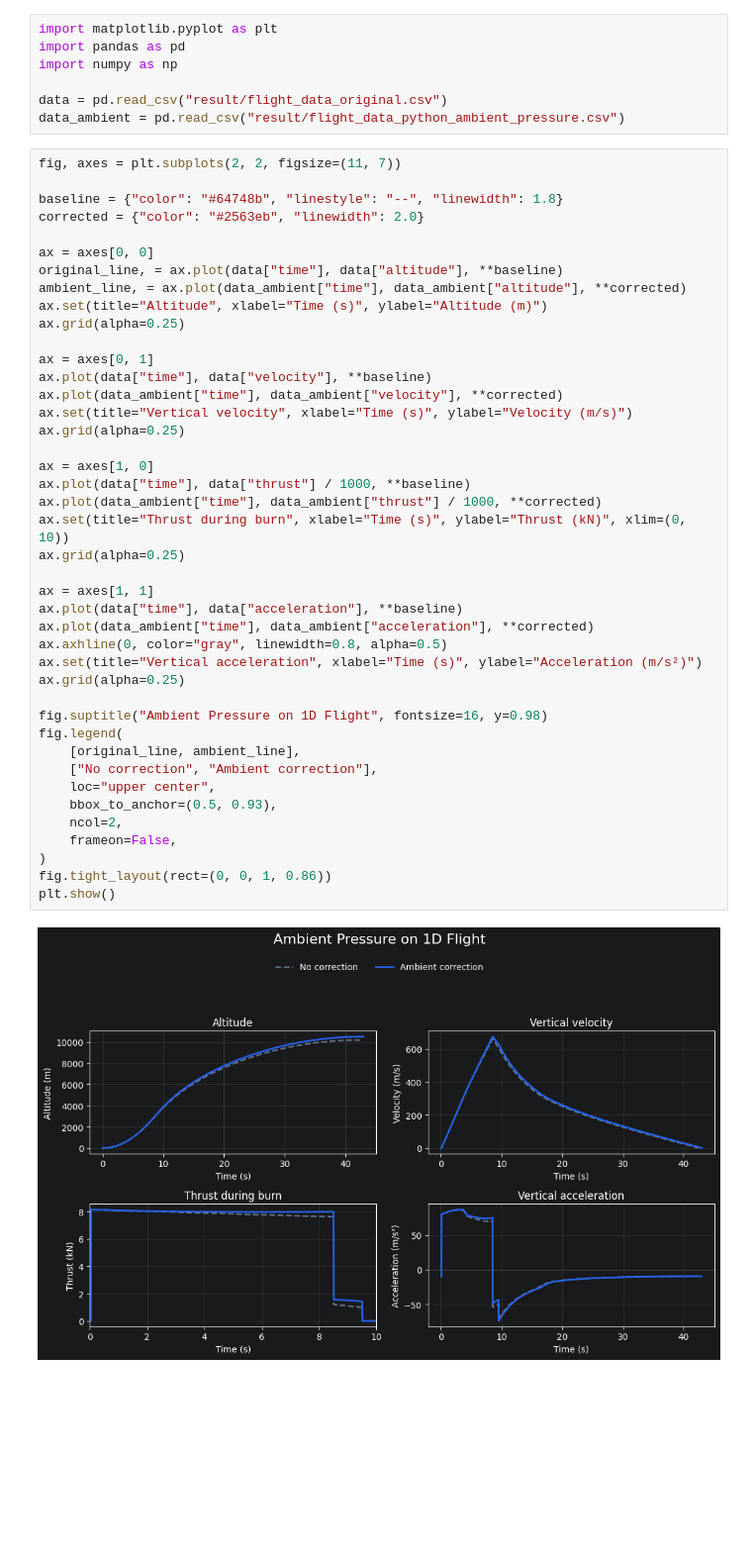
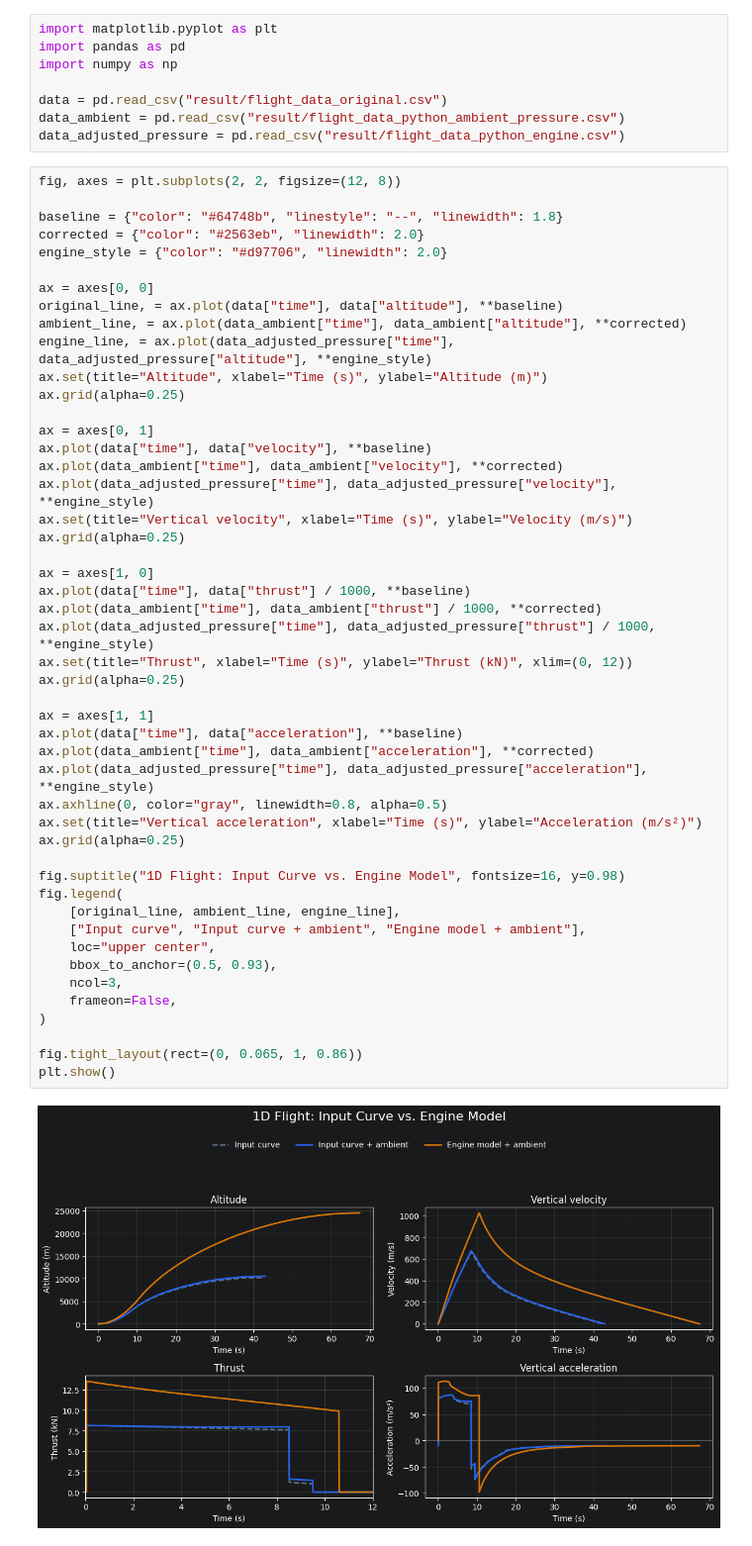
Before and after one commit to JeremyZXi/Pressure-Adjusted-Thrust, a Jupyter notebook: visualization.ipynb, the cells around one changed output. Shown at 99% size. Saved outputs shown, nothing was run; the diff lists cells and outputs as text; blank space fills up the shorter version.

Commit message:
use the tank model to generate thrust curve and uses it in the python version 1DOF. some documentation

```diff
--- a/visualization.ipynb
+++ b/visualization.ipynb
@@ -5,47 +5,54 @@ import numpy as np
 
 data = pd.read_csv("result/flight_data_original.csv")
 data_ambient = pd.read_csv("result/flight_data_python_ambient_pressure.csv")
+data_adjusted_pressure = pd.read_csv("result/flight_data_python_engine.csv")
 # %%
-fig, axes = plt.subplots(2, 2, figsize=(11, 7))
+fig, axes = plt.subplots(2, 2, figsize=(12, 8))
 
 baseline = {"color": "#64748b", "linestyle": "--", "linewidth": 1.8}
 corrected = {"color": "#2563eb", "linewidth": 2.0}
+engine_style = {"color": "#d97706", "linewidth": 2.0}
 
 ax = axes[0, 0]
 original_line, = ax.plot(data["time"], data["altitude"], **baseline)
 ambient_line, = ax.plot(data_ambient["time"], data_ambient["altitude"], **corrected)
+engine_line, = ax.plot(data_adjusted_pressure["time"], data_adjusted_pressure["altitude"], **engine_style)
 ax.set(title="Altitude", xlabel="Time (s)", ylabel="Altitude (m)")
 ax.grid(alpha=0.25)
 
 ax = axes[0, 1]
 ax.plot(data["time"], data["velocity"], **baseline)
 ax.plot(data_ambient["time"], data_ambient["velocity"], **corrected)
+ax.plot(data_adjusted_pressure["time"], data_adjusted_pressure["velocity"], **engine_style)
 ax.set(title="Vertical velocity", xlabel="Time (s)", ylabel="Velocity (m/s)")
 ax.grid(alpha=0.25)
 
 ax = axes[1, 0]
 ax.plot(data["time"], data["thrust"] / 1000, **baseline)
 ax.plot(data_ambient["time"], data_ambient["thrust"] / 1000, **corrected)
-ax.set(title="Thrust during burn", xlabel="Time (s)", ylabel="Thrust (kN)", xlim=(0, 10))
+ax.plot(data_adjusted_pressure["time"], data_adjusted_pressure["thrust"] / 1000, **engine_style)
+ax.set(title="Thrust", xlabel="Time (s)", ylabel="Thrust (kN)", xlim=(0, 12))
 ax.grid(alpha=0.25)
 
 ax = axes[1, 1]
 ax.plot(data["time"], data["acceleration"], **baseline)
 ax.plot(data_ambient["time"], data_ambient["acceleration"], **corrected)
+ax.plot(data_adjusted_pressure["time"], data_adjusted_pressure["acceleration"], **engine_style)
 ax.axhline(0, color="gray", linewidth=0.8, alpha=0.5)
 ax.set(title="Vertical acceleration", xlabel="Time (s)", ylabel="Acceleration (m/s²)")
 ax.grid(alpha=0.25)
 
-fig.suptitle("Ambient Pressure on 1D Flight", fontsize=16, y=0.98)
+fig.suptitle("1D Flight: Input Curve vs. Engine Model", fontsize=16, y=0.98)
 fig.legend(
-    [original_line, ambient_line],
-    ["No correction", "Ambient correction"],
+    [original_line, ambient_line, engine_line],
+    ["Input curve", "Input curve + ambient", "Engine model + ambient"],
     loc="upper center",
     bbox_to_anchor=(0.5, 0.93),
-    ncol=2,
+    ncol=3,
     frameon=False,
 )
-fig.tight_layout(rect=(0, 0, 1, 0.86))
+
+fig.tight_layout(rect=(0, 0.065, 1, 0.86))
 plt.show()
 # %% [output]
-[figure, old version]
+[figure, new version]
```
Also changed, not shown: 22 other files.
